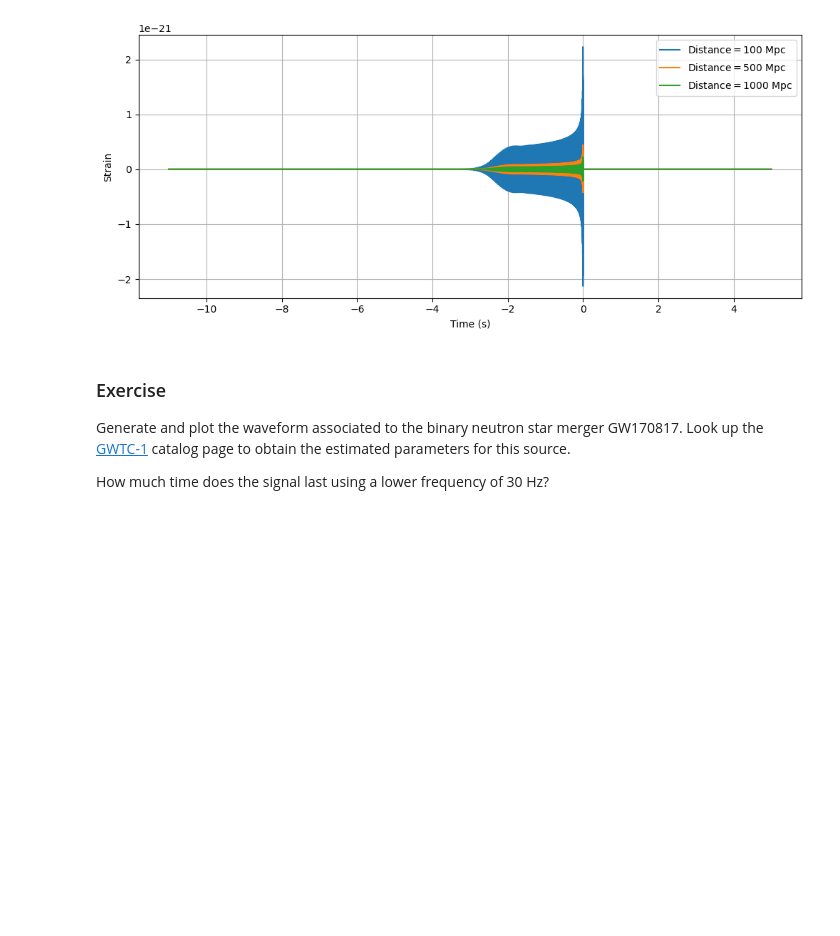
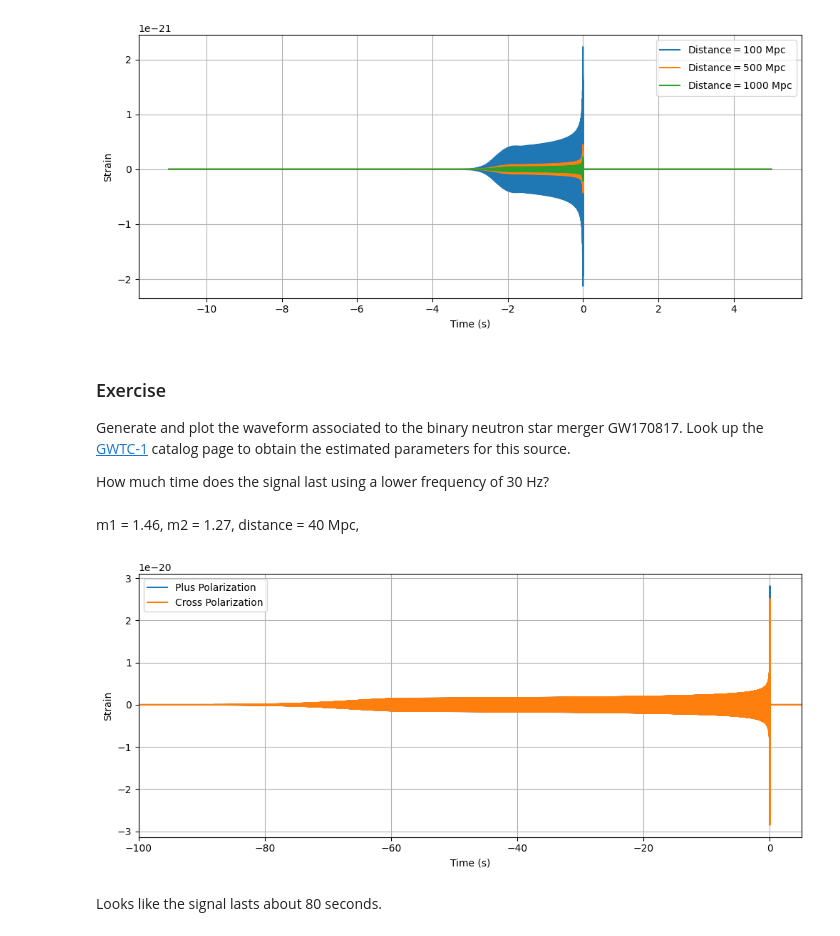
Before and after one commit to caitlin-rose/odw, a Jupyter notebook: Tutorials/Day_1/Tuto_1.4_Generating_waveforms.ipynb, the cells around one changed output. Cells and saved outputs as stored; diff of their text form; code cells hidden in the pictures; blank space fills up the shorter version.

```diff
--- a/Tutorials/Day_1/Tuto_1.4_Generating_waveforms.ipynb
+++ b/Tutorials/Day_1/Tuto_1.4_Generating_waveforms.ipynb
@@ -161,3 +161,25 @@ plt.show()
 Generate and plot the waveform associated to the binary neutron star merger GW170817. Look up the [GWTC-1](https://gwosc.org/GWTC-1/) catalog page to obtain the estimated parameters for this source.
 
 How much time does the signal last using a lower frequency of 30 Hz?
+# %% [markdown]
+m1 = 1.46, m2 = 1.27, distance = 40 Mpc,
+# %%
+hp, hc = get_td_waveform(approximant="IMRPhenomD",
+                         mass1=1.46,
+                         mass2=1.27,
+                         delta_t=1.0/16384,
+                         f_lower=30)
+# %%
+plt.figure(figsize=plt.figaspect(0.4))
+plt.plot(hp.sample_times, hp, label='Plus Polarization')
+plt.plot(hp.sample_times, hc, label='Cross Polarization')
+plt.xlabel('Time (s)')
+plt.xlim(-100, 5)
+plt.ylabel('Strain')
+plt.legend()
+plt.grid()
+plt.show()
+# %% [output]
+[figure, added]
+# %% [markdown]
+Looks like the signal lasts about 80 seconds.
```
Also changed, not shown: parts of 1 cell of this notebook.
